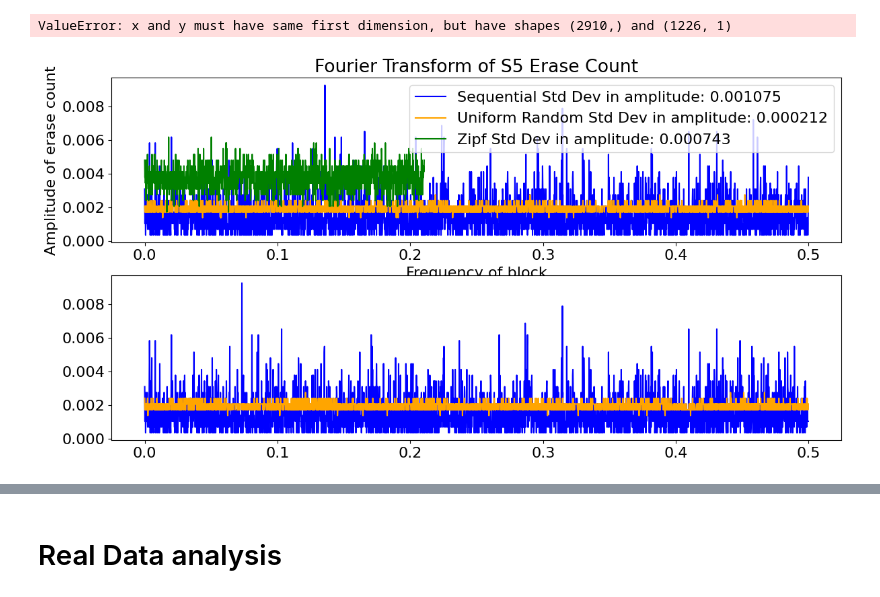
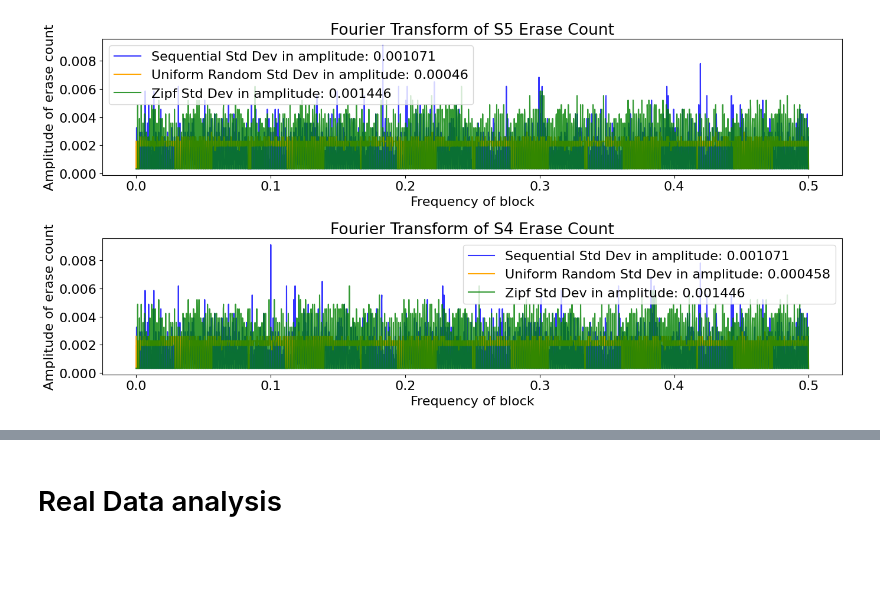
Before and after one commit to bithabib/flash_ssd_simulator_web, a Jupyter notebook: equation_generate/placement_algorithm_comparison copy.ipynb, the cells around one changed output, grey strips where cells are left out. Saved outputs shown, nothing was run; the diff lists cells and outputs as text; code cells hidden in the pictures; blank space fills up the shorter version.

```diff
--- a/equation_generate/placement_algorithm_comparison copy.ipynb
+++ b/equation_generate/placement_algorithm_comparison copy.ipynb
@@ -11,14 +11,19 @@ s5_uniform_random_trace_df = pd.read_json('/home/habib/Downloads/equation_train_
 s5_zipf_trace_df = pd.read_json('/home/habib/Downloads/equation_train_data/zipf_s5_op_20/zipf_trace.log.json')
 
 # Extract the erase count data
-s5_seq_invalid_page_count = s5_seq_trace_df.iloc[6].reset_index(drop=True).to_frame(name='invalid_pages')
-s5_uniform_random_invalid_page_count = s5_uniform_random_trace_df.iloc[6].reset_index(drop=True).to_frame(name='invalid_pages')
-s5_zipf_invalid_page_count = s5_zipf_trace_df.iloc[6].reset_index(drop=True).to_frame(name='invalid_pages')
+s5_seq_invalid_page_count = s5_seq_trace_df.iloc[6].reset_index(drop=True).to_frame(name='erase_count')
+s5_uniform_random_invalid_page_count = s5_uniform_random_trace_df.iloc[6].reset_index(drop=True).to_frame(name='erase_count')
+s5_zipf_invalid_page_count = s5_zipf_trace_df.iloc[6].reset_index(drop=True).to_frame(name='erase_count')
+
+# Add 1 to all the erase counts to avoid log(0) error
+s5_seq_invalid_page_count['erase_count'] = s5_seq_invalid_page_count['erase_count'] + 1
+s5_uniform_random_invalid_page_count['erase_count'] = s5_uniform_random_invalid_page_count['erase_count'] + 1
+s5_zipf_invalid_page_count['erase_count'] = s5_zipf_invalid_page_count['erase_count'] + 1
 
 # remove all 0 values
-s5_seq_invalid_page_count = s5_seq_invalid_page_count[s5_seq_invalid_page_count['invalid_pages'] > 0]
-s5_uniform_random_invalid_page_count = s5_uniform_random_invalid_page_count[s5_uniform_random_invalid_page_count['invalid_pages'] > 0]
-s5_zipf_invalid_page_count = s5_zipf_invalid_page_count[s5_zipf_invalid_page_count['invalid_pages'] > 0]
+# s5_seq_invalid_page_count = s5_seq_invalid_page_count[s5_seq_invalid_page_count['erase_count'] > 0]
+# s5_uniform_random_invalid_page_count = s5_uniform_random_invalid_page_count[s5_uniform_random_invalid_page_count['erase_count'] > 0]
+# s5_zipf_invalid_page_count = s5_zipf_invalid_page_count[s5_zipf_invalid_page_count['erase_count'] > 0]
 
 
 # Read JSON files into pandas dataframes
@@ -27,14 +32,21 @@ s4_uniform_random_trace_df = pd.read_json('/home/habib/Downloads/equation_train_
 s4_zipf_trace_df = pd.read_json('/home/habib/Downloads/equation_train_data/zipf_s4_op_20/zipf_trace.log.json')
 
 # Extract the erase count data
-s4_seq_invalid_page_count = s4_seq_trace_df.iloc[6].reset_index(drop=True).to_frame(name='invalid_pages')
-s4_uniform_random_invalid_page_count = s4_uniform_random_trace_df.iloc[6].reset_index(drop=True).to_frame(name='invalid_pages')
-s4_zipf_invalid_page_count = s4_zipf_trace_df.iloc[6].reset_index(drop=True).to_frame(name='invalid_pages')
+s4_seq_invalid_page_count = s4_seq_trace_df.iloc[6].reset_index(drop=True).to_frame(name='erase_count')
+s4_uniform_random_invalid_page_count = s4_uniform_random_trace_df.iloc[6].reset_index(drop=True).to_frame(name='erase_count')
+s4_zipf_invalid_page_count = s4_zipf_trace_df.iloc[6].reset_index(drop=True).to_frame(name='erase_count')
+
+# add 1 to all the erase counts to avoid log(0) error
+s4_seq_invalid_page_count['erase_count'] = s4_seq_invalid_page_count['erase_count'] + 1
+s4_uniform_random_invalid_page_count['erase_count'] = s4_uniform_random_invalid_page_count['erase_count'] + 1
+s4_zipf_invalid_page_count['erase_count'] = s4_zipf_invalid_page_count['erase_count'] + 1
+
+
 
 # remove all 0 values
-s4_seq_invalid_page_count = s4_seq_invalid_page_count[s4_seq_invalid_page_count['invalid_pages'] > 0]
-s4_uniform_random_invalid_page_count = s4_uniform_random_invalid_page_count[s4_uniform_random_invalid_page_count['invalid_pages'] > 0]
-s4_zipf_invalid_page_count = s4_zipf_invalid_page_count[s4_zipf_invalid_page_count['invalid_pages'] > 0]
+# s4_seq_invalid_page_count = s4_seq_invalid_page_count[s4_seq_invalid_page_count['erase_count'] > 0]
+# s4_uniform_random_invalid_page_count = s4_uniform_random_invalid_page_count[s4_uniform_random_invalid_page_count['erase_count'] > 0]
+# s4_zipf_invalid_page_count = s4_zipf_invalid_page_count[s4_zipf_invalid_page_count['erase_count'] > 0]
 
 
 # Number of samples
@@ -106,11 +118,11 @@ plt.figure(figsize=(14, 7))
 
 # S5 FFT plot
 plt.subplot(2, 1, 1)
-plt.plot(xf, 2.0/N * np.abs(seq_yf_s5[:N//2]), label='Sequential Std Dev in amplitude: '+ str(deviation_seq_s5), color='blue')
+plt.plot(xf, 2.0/N * np.abs(seq_yf_s5[:N//2]), label='Sequential Std Dev in amplitude: '+ str(deviation_seq_s5), color='blue', alpha=0.8)
 plt.plot(xf, 2.0/N * np.abs(uniform_random_yf_s5[:N//2]), label='Uniform Random Std Dev in amplitude: '+ str(deviation_uniform_random_s5), color='orange')
 # plt.plot(xf, 2.0/N * np.abs(zipf_yf_s5[:N//2]), label='Zipf Std Dev in amplitude: '+ str(deviation_zipf_s5), color='green')
 plt.plot(xf[:len(zipf_yf_s5[:N//2])], 2.0/N * np.abs(zipf_yf_s5[:N//2].flatten()),
-         label='Zipf Std Dev in amplitude: '+ str(deviation_zipf_s5), color='green')
+         label='Zipf Std Dev in amplitude: '+ str(deviation_zipf_s5), color='green', alpha=0.8)
 
 plt.title('Fourier Transform of S5 Erase Count')
 plt.xlabel('Frequency of block')
@@ -119,9 +131,9 @@ plt.legend()
 
 # S4 FFT plot
 plt.subplot(2, 1, 2)
-plt.plot(xf, 2.0/N * np.abs(seq_yf_s4[:N//2]), label='Sequential Std Dev in amplitude: '+ str(deviation_seq_s4), color='blue')
+plt.plot(xf, 2.0/N * np.abs(seq_yf_s4[:N//2]), label='Sequential Std Dev in amplitude: '+ str(deviation_seq_s4), color='blue', alpha=0.8)
 plt.plot(xf, 2.0/N * np.abs(uniform_random_yf_s4[:N//2]), label='Uniform Random Std Dev in amplitude: '+ str(deviation_uniform_random_s4), color='orange')
-plt.plot(xf, 2.0/N * np.abs(zipf_yf_s4[:N//2]), label='Zipf Std Dev in amplitude: '+ str(deviation_zipf_s4), color='green')
+plt.plot(xf, 2.0/N * np.abs(zipf_yf_s4[:N//2]), label='Zipf Std Dev in amplitude: '+ str(deviation_zipf_s4), color='green', alpha=0.8)
 
 plt.title('Fourier Transform of S4 Erase Count')
 plt.xlabel('Frequency of block')
@@ -152,2 +164 @@ Deviation of S4 Zipf: 0.000743
-ValueError: x and y must have same first dimension, but have shapes (2910,) and (1226, 1)
-[figure, old version]
+[figure, new version]
```
Also changed, not shown: parts of 2 cells of this notebook, 5 other files.
